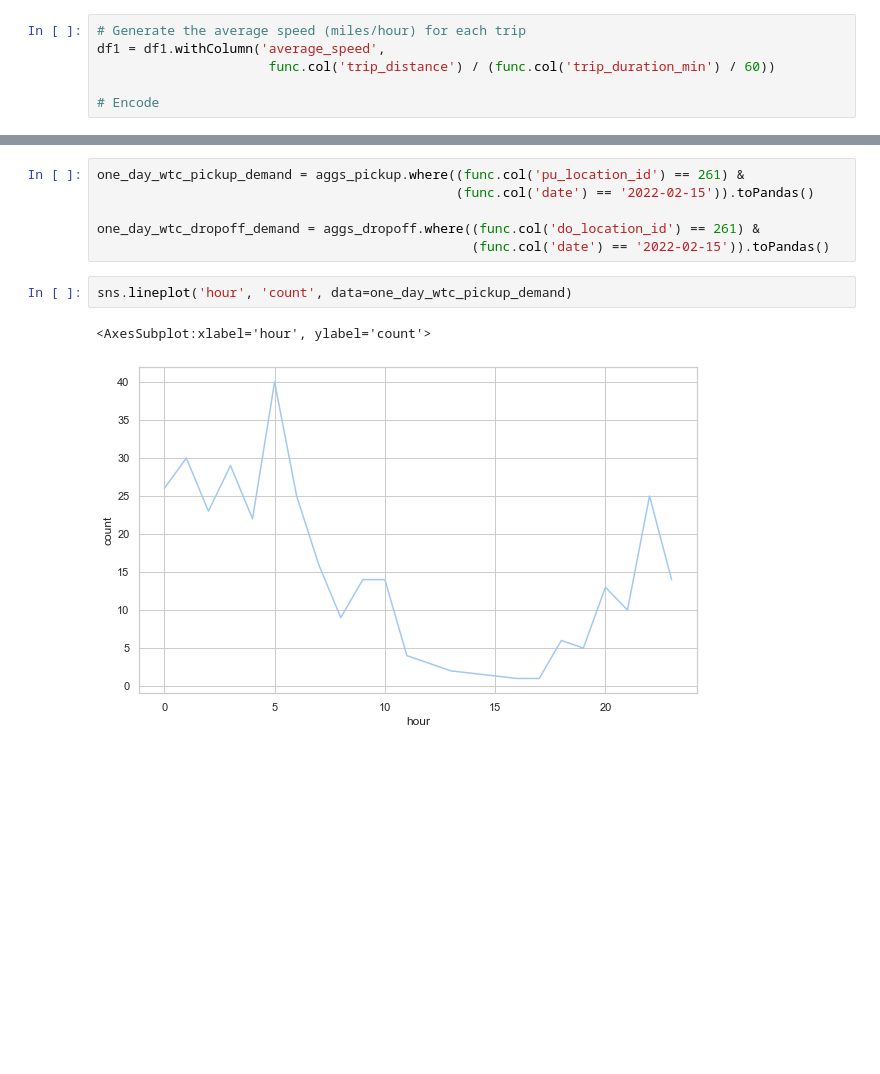
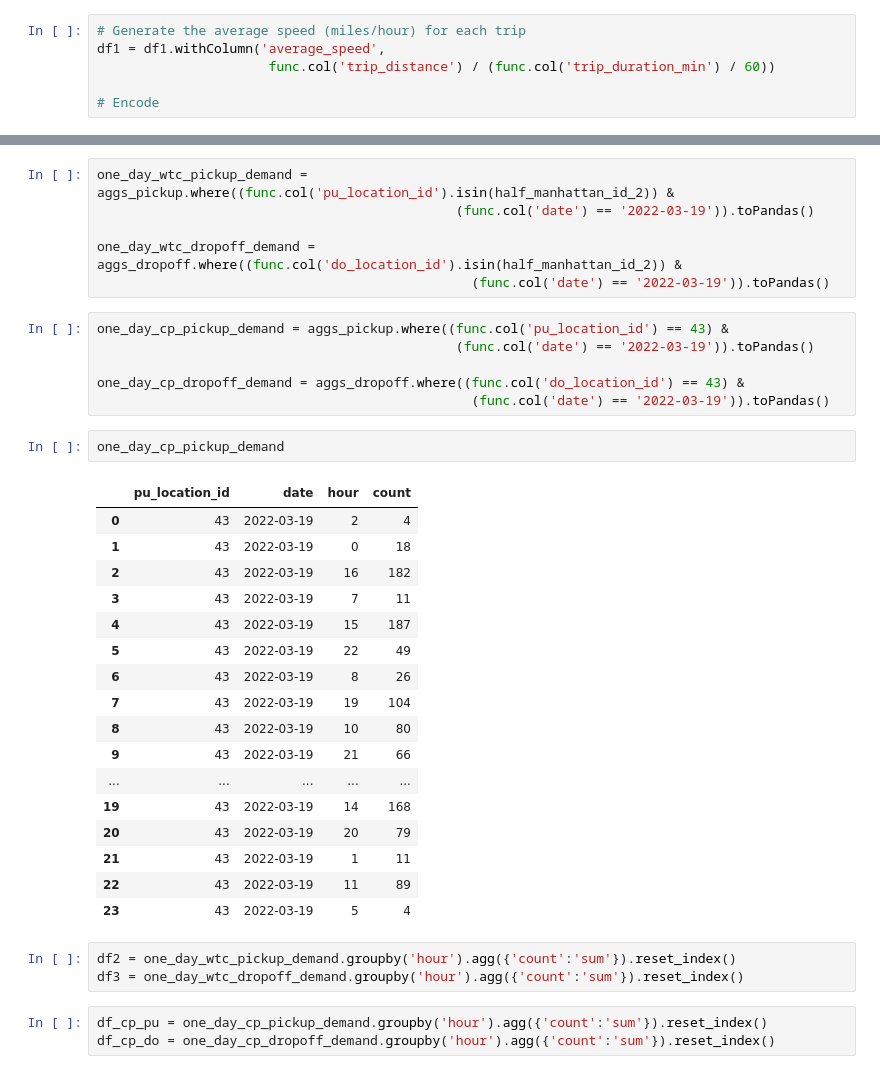
Before and after one commit to MuzhiRo/mast30034-project-1-olivertan1999, a Jupyter notebook: notebooks/Preprocess.ipynb, the cells around one changed output, grey strips where cells are left out. Saved outputs shown, nothing was run; the diff lists cells and outputs as text; blank space fills up the shorter version.

```diff
--- a/notebooks/Preprocess.ipynb
+++ b/notebooks/Preprocess.ipynb
@@ -314,11 +337,38 @@ only showing top 20 rows
 # %%
-one_day_wtc_pickup_demand = aggs_pickup.where((func.col('pu_location_id') == 261) &
-                                              (func.col('date') == '2022-02-15')).toPandas()
+one_day_wtc_pickup_demand = aggs_pickup.where((func.col('pu_location_id').isin(half_manhattan_id_2)) &
+                                              (func.col('date') == '2022-03-19')).toPandas()
 
-one_day_wtc_dropoff_demand = aggs_dropoff.where((func.col('do_location_id') == 261) &
-                                                (func.col('date') == '2022-02-15')).toPandas()
+one_day_wtc_dropoff_demand = aggs_dropoff.where((func.col('do_location_id').isin(half_manhattan_id_2)) &
+                                                (func.col('date') == '2022-03-19')).toPandas()
-# %%
-sns.lineplot('hour', 'count', data=one_day_wtc_pickup_demand)
-# %% [output]
-<AxesSubplot:xlabel='hour', ylabel='count'>
-[figure, removed]
+# %%
+one_day_cp_pickup_demand = aggs_pickup.where((func.col('pu_location_id') == 43) &
+                                              (func.col('date') == '2022-03-19')).toPandas()
+
+one_day_cp_dropoff_demand = aggs_dropoff.where((func.col('do_location_id') == 43) &
+                                                (func.col('date') == '2022-03-19')).toPandas()
+# %%
+one_day_cp_pickup_demand
+# %% [output]
+|  | pu_location_id | date | hour | count |
+| 0 | 43 | 2022-03-19 | 2 | 4 |
+| 1 | 43 | 2022-03-19 | 0 | 18 |
+| 2 | 43 | 2022-03-19 | 16 | 182 |
+| 3 | 43 | 2022-03-19 | 7 | 11 |
+| 4 | 43 | 2022-03-19 | 15 | 187 |
+| 5 | 43 | 2022-03-19 | 22 | 49 |
+| 6 | 43 | 2022-03-19 | 8 | 26 |
+| 7 | 43 | 2022-03-19 | 19 | 104 |
+| 8 | 43 | 2022-03-19 | 10 | 80 |
+| 9 | 43 | 2022-03-19 | 21 | 66 |
+| ... | ... | ... | ... | ... |
+| 19 | 43 | 2022-03-19 | 14 | 168 |
+| 20 | 43 | 2022-03-19 | 20 | 79 |
+| 21 | 43 | 2022-03-19 | 1 | 11 |
+| 22 | 43 | 2022-03-19 | 11 | 89 |
+| 23 | 43 | 2022-03-19 | 5 | 4 |
+# %%
+df2 = one_day_wtc_pickup_demand.groupby('hour').agg({'count':'sum'}).reset_index()
+df3 = one_day_wtc_dropoff_demand.groupby('hour').agg({'count':'sum'}).reset_index()
+# %%
+df_cp_pu = one_day_cp_pickup_demand.groupby('hour').agg({'count':'sum'}).reset_index()
+df_cp_do = one_day_cp_dropoff_demand.groupby('hour').agg({'count':'sum'}).reset_index()
```
Also changed, not shown: parts of 24 cells of this notebook, 1 other file.
